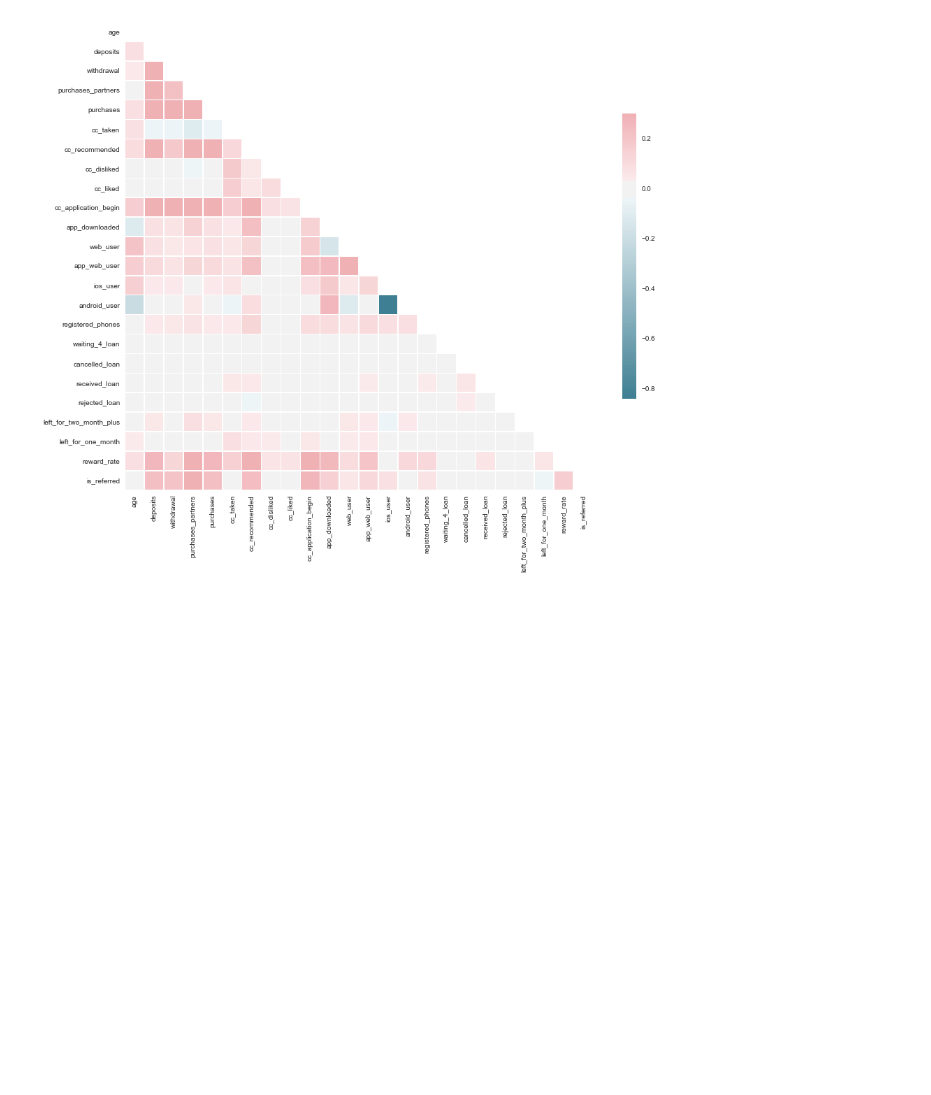
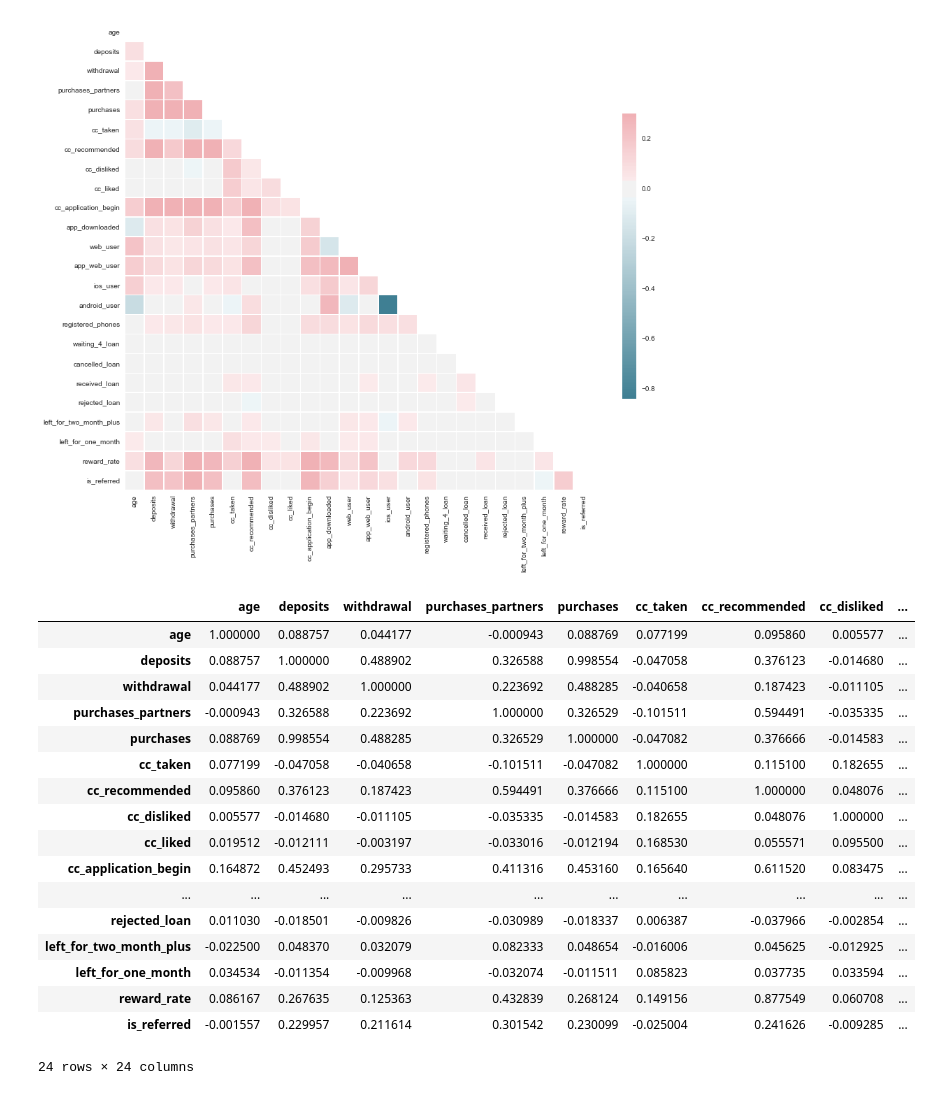
Before and after one commit to sandipto-sanyal/churn-modelling, a Jupyter notebook: Churn Rate EDA.ipynb, the cells around one changed output. Drawn from its saved outputs; the diff is of its cells as text; code cells hidden in the pictures; blank space fills up the shorter version.

```diff
--- a/Churn Rate EDA.ipynb
+++ b/Churn Rate EDA.ipynb
@@ -255,6 +274,28 @@ ML algorithms work best with independent variables
 # %% [output]
 '\nIn the correlation matrix we can see there is a strong negative correlation\nbetween android user and ios user. This totally makes sense.\nIn general if you are android user its least likely you bu ...
 [figure]
+# %%
+#Visualize correlation matrix
+corr
+# %% [output]
+|  | age | deposits | withdrawal | purchases_partners | purchases | cc_taken | cc_recommended | cc_disliked | ... |
+| age | 1.000000 | 0.088757 | 0.044177 | -0.000943 | 0.088769 | 0.077199 | 0.095860 | 0.005577 | ... |
+| deposits | 0.088757 | 1.000000 | 0.488902 | 0.326588 | 0.998554 | -0.047058 | 0.376123 | -0.014680 | ... |
+| withdrawal | 0.044177 | 0.488902 | 1.000000 | 0.223692 | 0.488285 | -0.040658 | 0.187423 | -0.011105 | ... |
+| purchases_partners | -0.000943 | 0.326588 | 0.223692 | 1.000000 | 0.326529 | -0.101511 | 0.594491 | -0.035335 | ... |
+| purchases | 0.088769 | 0.998554 | 0.488285 | 0.326529 | 1.000000 | -0.047082 | 0.376666 | -0.014583 | ... |
+| cc_taken | 0.077199 | -0.047058 | -0.040658 | -0.101511 | -0.047082 | 1.000000 | 0.115100 | 0.182655 | ... |
+| cc_recommended | 0.095860 | 0.376123 | 0.187423 | 0.594491 | 0.376666 | 0.115100 | 1.000000 | 0.048076 | ... |
+| cc_disliked | 0.005577 | -0.014680 | -0.011105 | -0.035335 | -0.014583 | 0.182655 | 0.048076 | 1.000000 | ... |
+| cc_liked | 0.019512 | -0.012111 | -0.003197 | -0.033016 | -0.012194 | 0.168530 | 0.055571 | 0.095500 | ... |
+| cc_application_begin | 0.164872 | 0.452493 | 0.295733 | 0.411316 | 0.453160 | 0.165640 | 0.611520 | 0.083475 | ... |
+| ... | ... | ... | ... | ... | ... | ... | ... | ... | ... |
+| rejected_loan | 0.011030 | -0.018501 | -0.009826 | -0.030989 | -0.018337 | 0.006387 | -0.037966 | -0.002854 | ... |
+| left_for_two_month_plus | -0.022500 | 0.048370 | 0.032079 | 0.082333 | 0.048654 | -0.016006 | 0.045625 | -0.012925 | ... |
+| left_for_one_month | 0.034534 | -0.011354 | -0.009968 | -0.032074 | -0.011511 | 0.085823 | 0.037735 | 0.033594 | ... |
+| reward_rate | 0.086167 | 0.267635 | 0.125363 | 0.432839 | 0.268124 | 0.149156 | 0.877549 | 0.060708 | ... |
+| is_referred | -0.001557 | 0.229957 | 0.211614 | 0.301542 | 0.230099 | -0.025004 | 0.241626 | -0.009285 | ... |
+24 rows × 24 columns
 # %%
 # Removing Correlated Fields app_web_user and also IOS user
 dataset = dataset.drop(columns = ['app_web_user','ios_user'])
```
Also changed, not shown: parts of 6 cells of this notebook.
